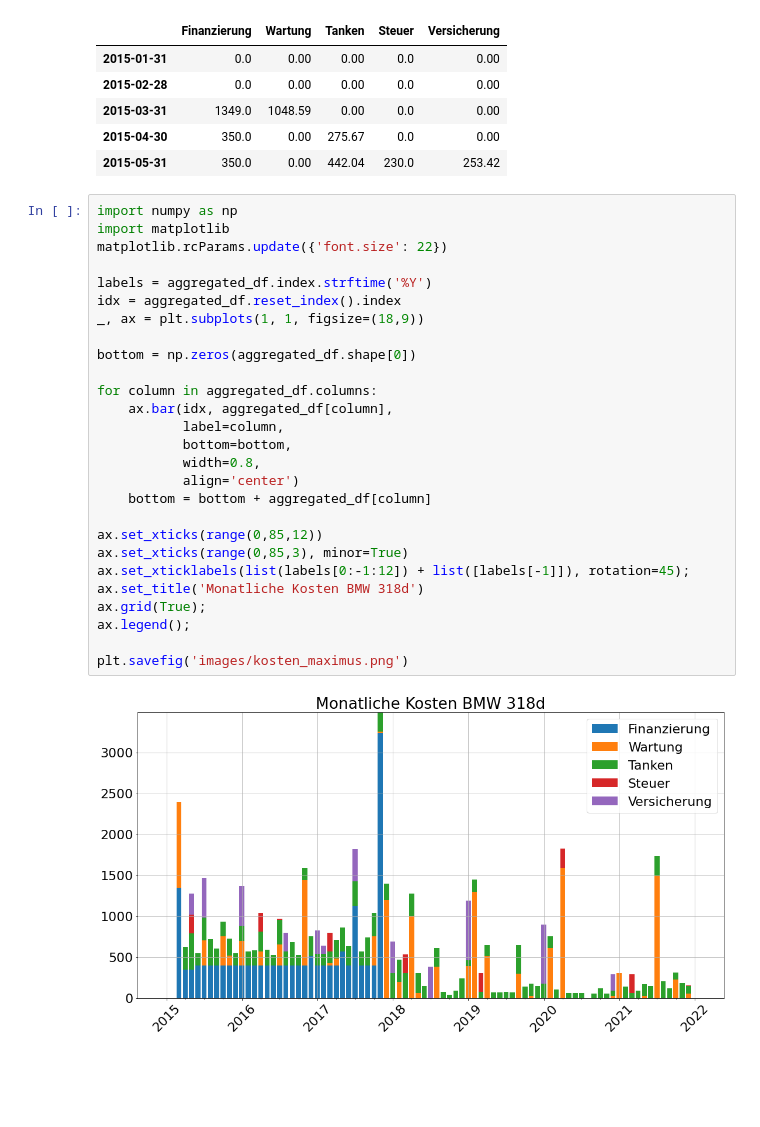
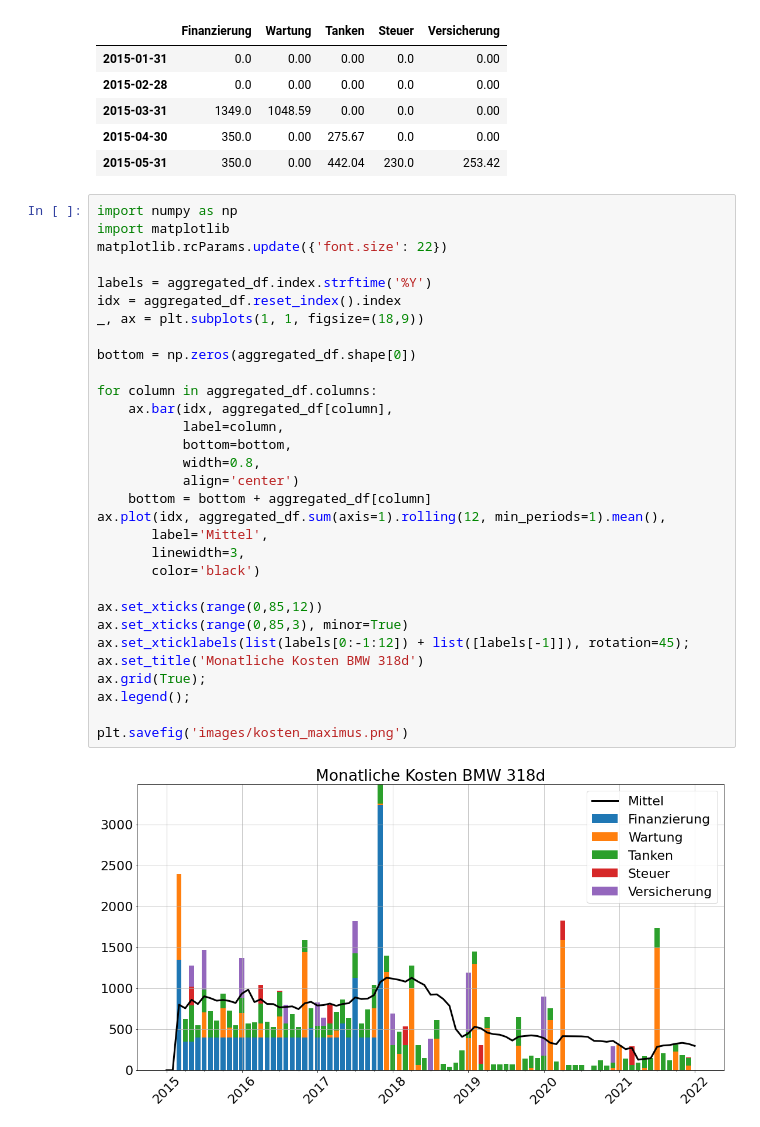
Before and after one commit to schorschie/car_cost_comparisons, a Jupyter notebook: Kostenabrechnung_Maximus.ipynb, the cells around one changed output. Drawn from its saved outputs; the diff is of its cells as text; blank space fills up the shorter version.

```diff
--- a/Kostenabrechnung_Maximus.ipynb
+++ b/Kostenabrechnung_Maximus.ipynb
@@ -110,32 +110,36 @@ aggregated_df.head()
 # %%
 import numpy as np
 import matplotlib
 matplotlib.rcParams.update({'font.size': 22})
 
 labels = aggregated_df.index.strftime('%Y')
 idx = aggregated_df.reset_index().index
 _, ax = plt.subplots(1, 1, figsize=(18,9))
 
 bottom = np.zeros(aggregated_df.shape[0])
 
 for column in aggregated_df.columns:
     ax.bar(idx, aggregated_df[column],
            label=column,
            bottom=bottom,
            width=0.8,
            align='center')
     bottom = bottom + aggregated_df[column]
+ax.plot(idx, aggregated_df.sum(axis=1).rolling(12, min_periods=1).mean(),
+       label='Mittel',
+       linewidth=3,
+       color='black')
 
 ax.set_xticks(range(0,85,12))
 ax.set_xticks(range(0,85,3), minor=True)
 ax.set_xticklabels(list(labels[0:-1:12]) + list([labels[-1]]), rotation=45);
 ax.set_title('Monatliche Kosten BMW 318d')
 ax.grid(True);
 ax.legend();
 
 plt.savefig('images/kosten_maximus.png')
 # %% [output]
-[figure, old version]
+[figure, new version]
 # %%
 import matplotlib.pyplot as plt
 plt.rcParams.update({'font.size': 22})
```
Also changed, not shown: parts of 1 cell of this notebook, 4 other files.
